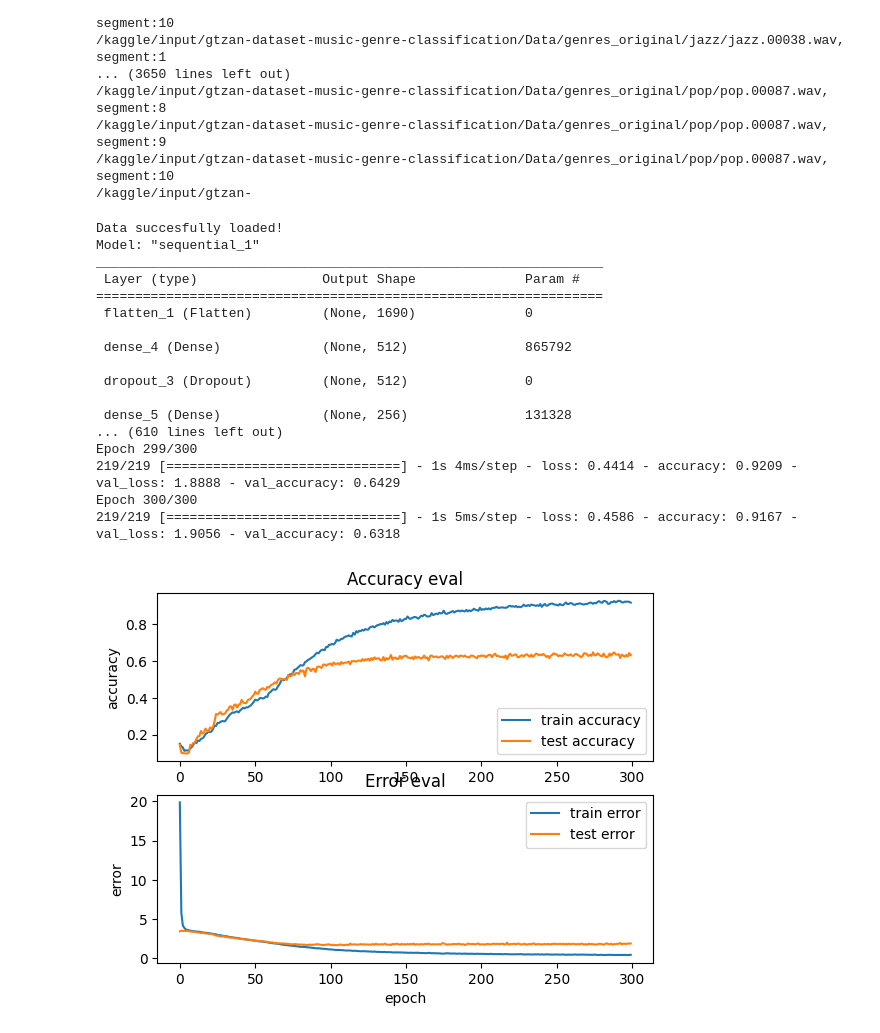
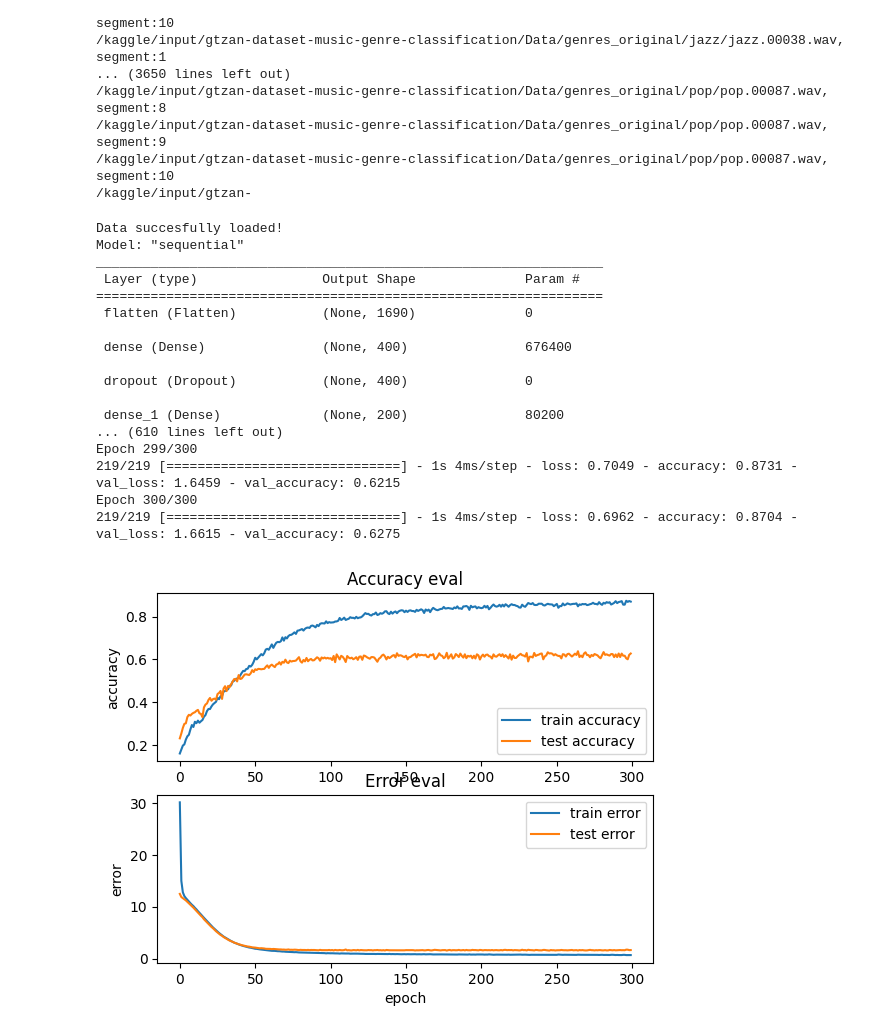
Before and after one commit to yuossfalaa/Music-genre-classification-, a Jupyter notebook: music-genre-classification.ipynb, the cells around one changed output. Saved outputs shown, nothing was run; the diff lists cells and outputs as text; code cells hidden in the pictures.

```diff
--- a/music-genre-classification.ipynb
+++ b/music-genre-classification.ipynb
@@ -146,38 +146,38 @@ def plot_history(history):
 # %%
 x,y= load_data(JSON_PATH)
 x_train,x_test,y_train,y_test = train_test_split(x,y,test_size=0.3)
 model = keras.Sequential([
         keras.layers.Flatten(input_shape=(x.shape[1],x.shape[2])),
-        keras.layers.Dense(512,activation="relu",kernel_regularizer=keras.regularizers.l2(0.001)),
+        keras.layers.Dense(400,activation="relu",kernel_regularizer=keras.regularizers.l2(0.01)),
         keras.layers.Dropout(0.3),
-        keras.layers.Dense(256,activation="relu", kernel_regularizer=keras.regularizers.l2(0.001)),
+        keras.layers.Dense(200,activation="relu", kernel_regularizer=keras.regularizers.l2(0.01)),
         keras.layers.Dropout(0.3),
-        keras.layers.Dense(64,activation="relu",kernel_regularizer=keras.regularizers.l2(0.001)),
+        keras.layers.Dense(60,activation="relu",kernel_regularizer=keras.regularizers.l2(0.01)),
         keras.layers.Dropout(0.3),
         keras.layers.Dense(10,activation="softmax")
         ])
 optimizer = keras.optimizers.Adam(learning_rate=0.0001)
 model.compile(optimizer=optimizer,loss="sparse_categorical_crossentropy",metrics=['accuracy'])
 model.summary()
 history = model.fit(x_train,y_train,validation_data = ( x_test,y_test),batch_size = 32,epochs = 300)
 model.save(Model_PATH)
 plot_history(history)
 # %% [output]
 Data succesfully loaded!
-Model: "sequential_1"
+Model: "sequential"
 _________________________________________________________________
  Layer (type)                Output Shape              Param #
 =================================================================
- flatten_1 (Flatten)         (None, 1690)              0
+ flatten (Flatten)           (None, 1690)              0
 
- dense_4 (Dense)             (None, 512)               865792
+ dense (Dense)               (None, 400)               676400
 
- dropout_3 (Dropout)         (None, 512)               0
+ dropout (Dropout)           (None, 400)               0
 
- dense_5 (Dense)             (None, 256)               131328
+ dense_1 (Dense)             (None, 200)               80200
 ... (610 lines left out)
 Epoch 299/300
-219/219 [==============================] - 1s 4ms/step - loss: 0.4414 - accuracy: 0.9209 - val_loss: 1.8888 - val_accuracy: 0.6429
+219/219 [==============================] - 1s 4ms/step - loss: 0.7049 - accuracy: 0.8731 - val_loss: 1.6459 - val_accuracy: 0.6215
 Epoch 300/300
-219/219 [==============================] - 1s 5ms/step - loss: 0.4586 - accuracy: 0.9167 - val_loss: 1.9056 - val_accuracy: 0.6318
+219/219 [==============================] - 1s 4ms/step - loss: 0.6962 - accuracy: 0.8704 - val_loss: 1.6615 - val_accuracy: 0.6275
-[figure, old version]
+[figure, new version]
```
